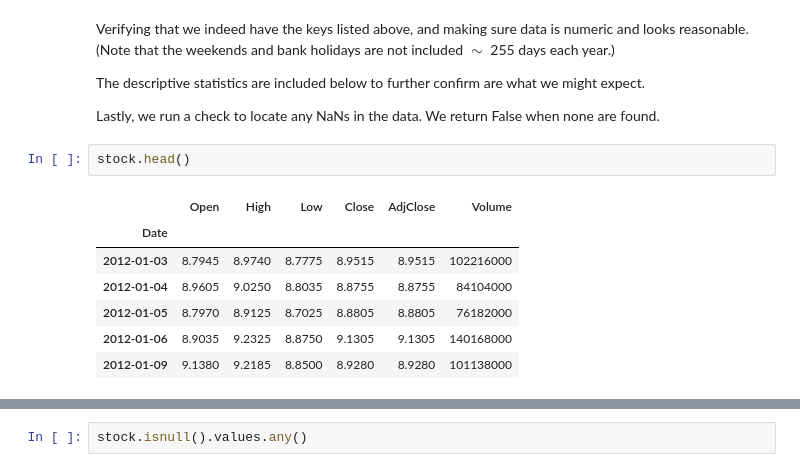
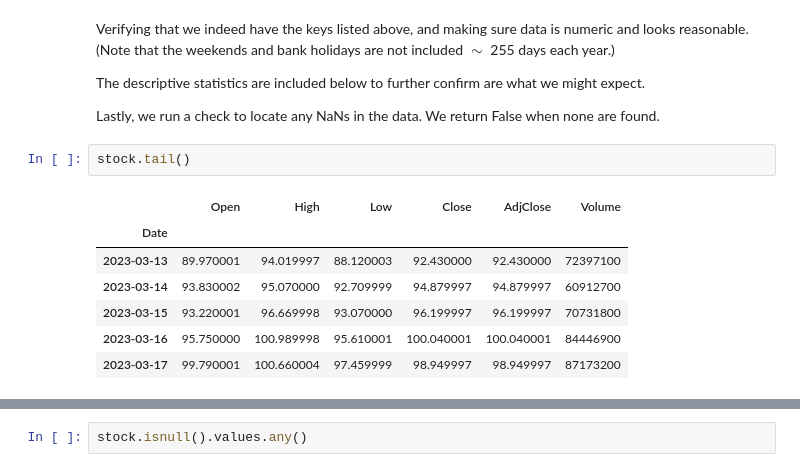
Before and after one commit to leoglonz/Securities_Analytics, a Jupyter notebook: Stock_Prediction.ipynb, the cells around one changed output, grey strips where cells are left out. Saved outputs shown, nothing was run; the diff lists cells and outputs as text.

```diff
--- a/Stock_Prediction.ipynb
+++ b/Stock_Prediction.ipynb
@@ -108,15 +108,15 @@ The descriptive statistics are included below to further confirm are what we mig
 
 Lastly, we run a check to locate any NaNs in the data. We return False when none are found.
 # %%
-stock.head()
+stock.tail()
 # %% [output]
 |  | Open | High | Low | Close | AdjClose | Volume |
 | Date |  |  |  |  |  |  |
-| 2012-01-03 | 8.7945 | 8.9740 | 8.7775 | 8.9515 | 8.9515 | 102216000 |
-| 2012-01-04 | 8.9605 | 9.0250 | 8.8035 | 8.8755 | 8.8755 | 84104000 |
-| 2012-01-05 | 8.7970 | 8.9125 | 8.7025 | 8.8805 | 8.8805 | 76182000 |
-| 2012-01-06 | 8.9035 | 9.2325 | 8.8750 | 9.1305 | 9.1305 | 140168000 |
-| 2012-01-09 | 9.1380 | 9.2185 | 8.8500 | 8.9280 | 8.9280 | 101138000 |
+| 2023-03-13 | 89.970001 | 94.019997 | 88.120003 | 92.430000 | 92.430000 | 72397100 |
+| 2023-03-14 | 93.830002 | 95.070000 | 92.709999 | 94.879997 | 94.879997 | 60912700 |
+| 2023-03-15 | 93.220001 | 96.669998 | 93.070000 | 96.199997 | 96.199997 | 70731800 |
+| 2023-03-16 | 95.750000 | 100.989998 | 95.610001 | 100.040001 | 100.040001 | 84446900 |
+| 2023-03-17 | 99.790001 | 100.660004 | 97.459999 | 98.949997 | 98.949997 | 87173200 |
 # %%
 # Use applymap to reduce tabular clutter.
 stock.describe().applymap(lambda x: f"{x:0.3f}")
```
Also changed, not shown: parts of 23 cells of this notebook, 5 other files.
